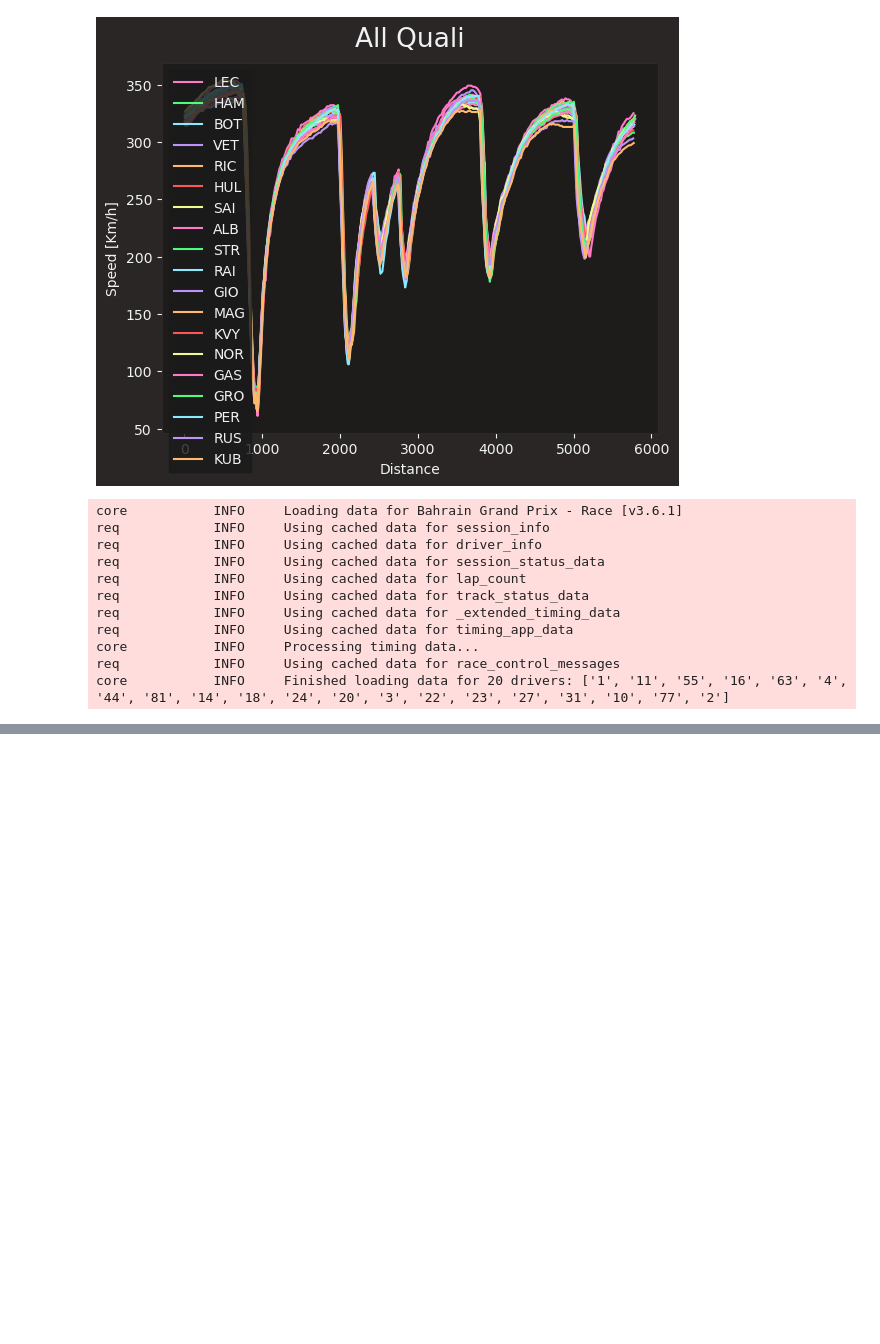
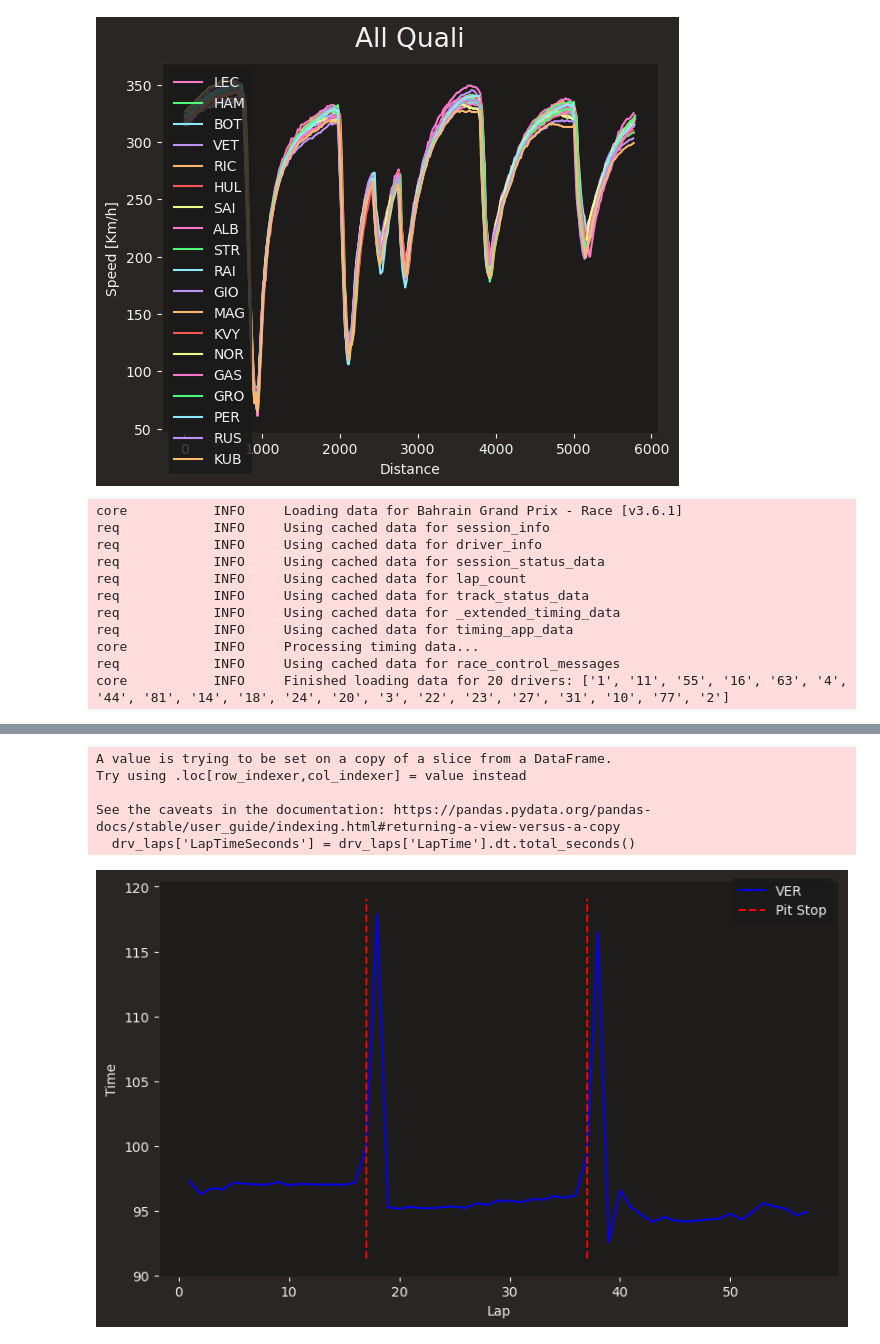
Before and after one commit to elijahmccauley/f1_tire_deg, a Jupyter notebook: FastF1Test.ipynb, the cells around one changed output, grey strips where cells are left out. Drawn from its saved outputs; the diff is of its cells as text; code cells hidden in the pictures; blank space fills up the shorter version.

Commit message:
Make basic lap time graph
gonna need this data for trends with tire graining

```diff
--- a/FastF1Test.ipynb
+++ b/FastF1Test.ipynb
@@ -110,0 +136,29 @@ plt.show()
+# %%
+fig, ax = plt.subplots(figsize=(8.0, 4.9))
+drv = "VER"
+drv_laps = session_bahrain_2024.laps.pick_drivers(drv)
+drv_laps['LapTimeSeconds'] = drv_laps['LapTime'].dt.total_seconds()
+abb = drv_laps['Driver'].iloc[0]
+
+accurate_laps = drv_laps[drv_laps['IsAccurate'] == True]
+pit_laps = drv_laps[drv_laps['PitInTime'].notnull()]['LapNumber']
+
+style = fastf1.plotting.get_driver_style(identifier=abb, style=['color', 'linestyle'], session=session_bahrain_2024)
+ax.plot(drv_laps['LapNumber'], drv_laps["LapTimeSeconds"], label=abb, **style)
+
+ymin, ymax = ax.get_ylim()
+ax.vlines(x=pit_laps, ymin=ymin, ymax=ymax, color='red', lw=1.5, linestyle='--', label='Pit Stop')
+ax.set_xlabel('Lap')
+ax.set_ylabel('Time')
+
+ax.legend(bbox_to_anchor=(1.0, 1.02))
+plt.tight_layout()
+
+plt.show()
+# %% [output]
+A value is trying to be set on a copy of a slice from a DataFrame.
+Try using .loc[row_indexer,col_indexer] = value instead
+
+See the caveats in the documentation: https://pandas.pydata.org/pandas-docs/stable/user_guide/indexing.html#returning-a-view-versus-a-copy
+  drv_laps['LapTimeSeconds'] = drv_laps['LapTime'].dt.total_seconds()
+[figure, added]
```
Also changed, not shown: parts of 4 cells of this notebook.
